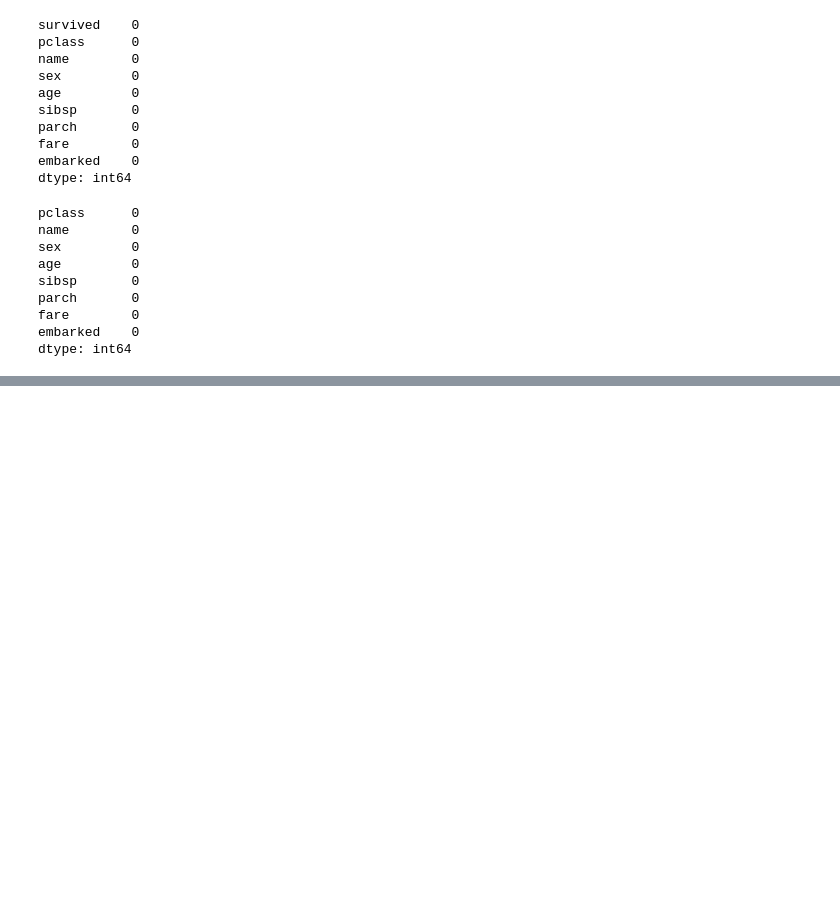
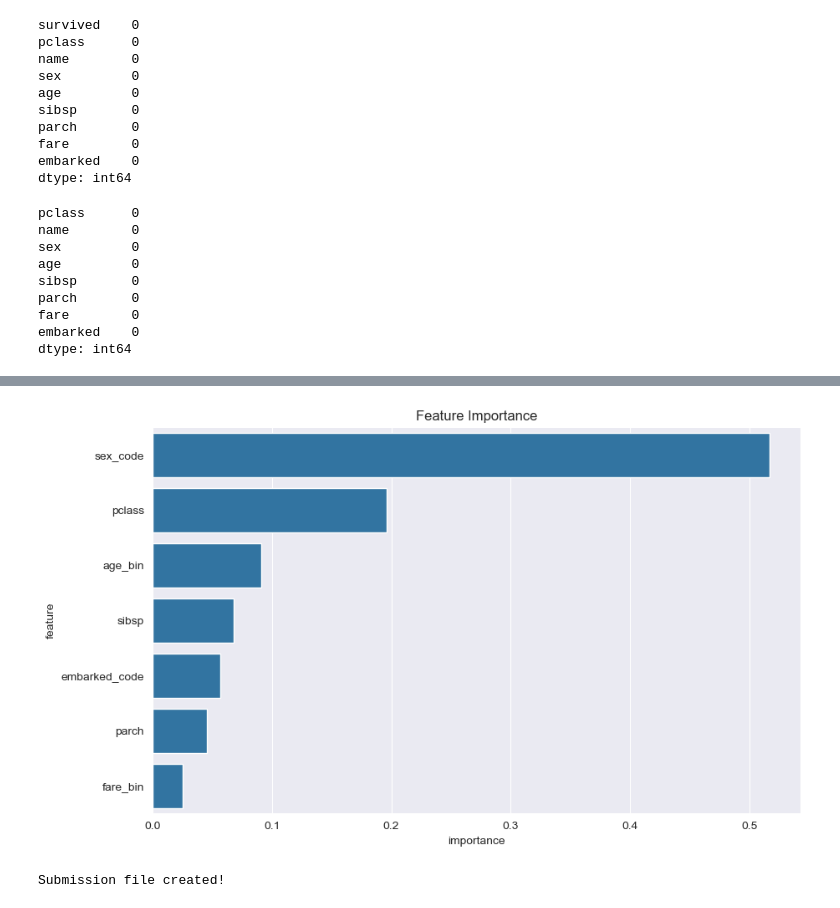
Before and after one commit to Flint92/daily_tech, a Jupyter notebook: 20251021/titanic/random_forest/titanic_random_forest.ipynb, the cells around one changed output, grey strips where cells are left out. Saved outputs shown, nothing was run; the diff lists cells and outputs as text; code cells hidden in the pictures; blank space fills up the shorter version.

```diff
--- a/20251021/titanic/random_forest/titanic_random_forest.ipynb
+++ b/20251021/titanic/random_forest/titanic_random_forest.ipynb
@@ -172,0 +273,13 @@ dtype: int64
+# %%
+# 特征重要性分析
+feature_importance = pd.DataFrame({
+    'feature': data_columns,
+    'importance': best_rf.feature_importances_
+}).sort_values('importance', ascending=False)
+
+plt.figure(figsize=(10, 6))
+sns.barplot(data=feature_importance, x='importance', y='feature')
+plt.title('Feature Importance')
+plt.show()
+# %% [output]
+[figure, added]
@@ -172,0 +295,5 @@ dtype: int64
+# %%
+submission.to_csv('./data/submission.csv', index=False)
+print("Submission file created!")
+# %% [output]
+Submission file created!
```
Also changed, not shown: parts of 20 cells of this notebook.
